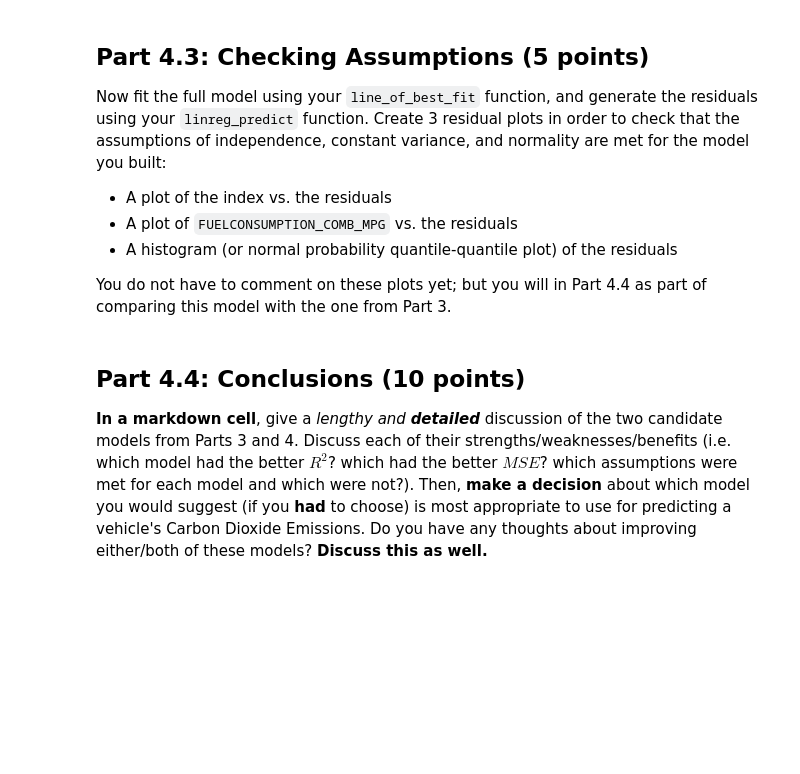
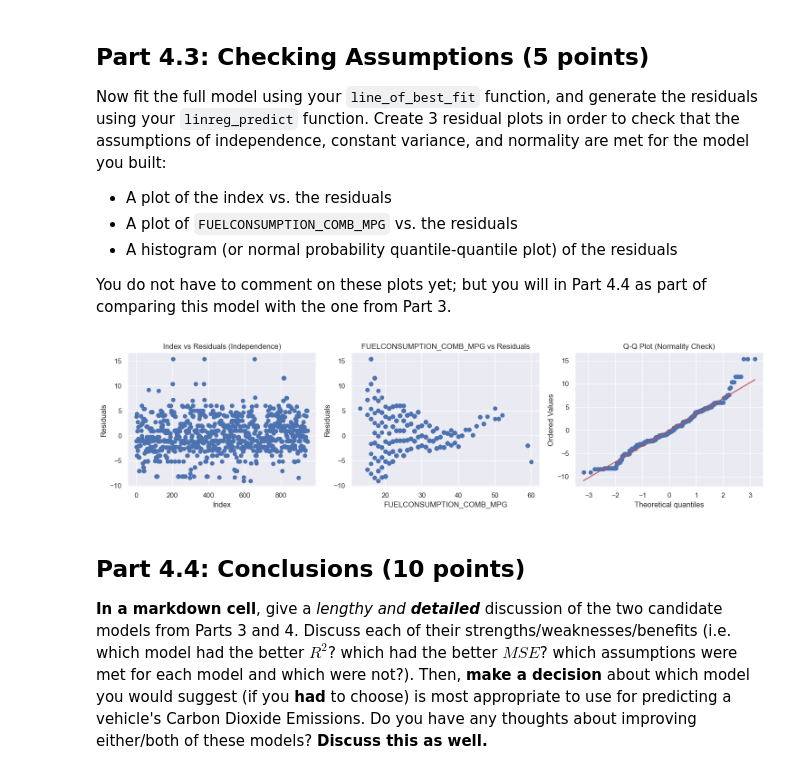
Before and after one commit to vigneshsaravanakumar404/DS-3000-Foundations-of-Data-Science, a Jupyter notebook: Homeworks/HW4/HW4.ipynb, the cells around one changed output. Cells and saved outputs as stored; diff of their text form; code cells hidden in the pictures; blank space fills up the shorter version.

```diff
--- a/Homeworks/HW4/HW4.ipynb
+++ b/Homeworks/HW4/HW4.ipynb
@@ -279,6 +480,13 @@ Your `X_poly` should pass the assert statement in the cell before Part 4.2.
 from sklearn.preprocessing import PolynomialFeatures
 
 X_fuel = np.array(df_fuel['FUELCONSUMPTION_COMB_MPG']).reshape(-1,1)
+# %%
+# Create polynomial features (degree 4: x, x^2, x^3, x^4)
+poly = PolynomialFeatures(degree=4, include_bias=True)
+X_poly_full = poly.fit_transform(X_fuel)
+
+# Remove bias column (first column) - keep only x, x^2, x^3, x^4
+X_poly = X_poly_full[:, 1:]
 # %%
 assert np.isclose(X_poly[0], np.array([33, 1089, 35937, 1185921])).all()
 # %% [markdown]
@@ -301,6 +525,41 @@ Now fit the full model using your `line_of_best_fit` function, and generate the
 - A histogram (or normal probability quantile-quantile plot) of the residuals
 
 You do not have to comment on these plots yet; but you will in Part 4.4 as part of comparing this model with the one from Part 3.
+# %%
+# Fit full model and get residuals
+m_full_model4 = line_of_best_fit(X_poly, y)
+full_results_model4 = linreg_predict(X_poly, y, m_full_model4)
+residuals_model4 = full_results_model4['resids']
+
+# Get original FUELCONSUMPTION_COMB_MPG values for plotting
+X_fuel_original = df_fuel['FUELCONSUMPTION_COMB_MPG'].values
+
+# Create 3 residual plots
+plt.figure(figsize=(15, 4))
+
+# Plot 1: Index vs residuals (independence)
+plt.subplot(1, 3, 1)
+plt.scatter(range(len(residuals_model4)), residuals_model4)
+plt.xlabel('Index')
+plt.ylabel('Residuals')
+plt.title('Index vs Residuals (Independence)')
+
+# Plot 2: FUELCONSUMPTION_COMB_MPG vs residuals
+plt.subplot(1, 3, 2)
+plt.scatter(X_fuel_original, residuals_model4)
+plt.xlabel('FUELCONSUMPTION_COMB_MPG')
+plt.ylabel('Residuals')
+plt.title('FUELCONSUMPTION_COMB_MPG vs Residuals')
+
+# Plot 3: Q-Q plot for normality
+plt.subplot(1, 3, 3)
+stats.probplot(residuals_model4, dist="norm", plot=plt)
+plt.title('Q-Q Plot (Normality Check)')
+
+plt.tight_layout()
+plt.show()
+# %% [output]
+[figure, added]
 # %% [markdown]
 ## Part 4.4: Conclusions (10 points)
 
```
Also changed, not shown: parts of 16 cells of this notebook, 2 other files.
